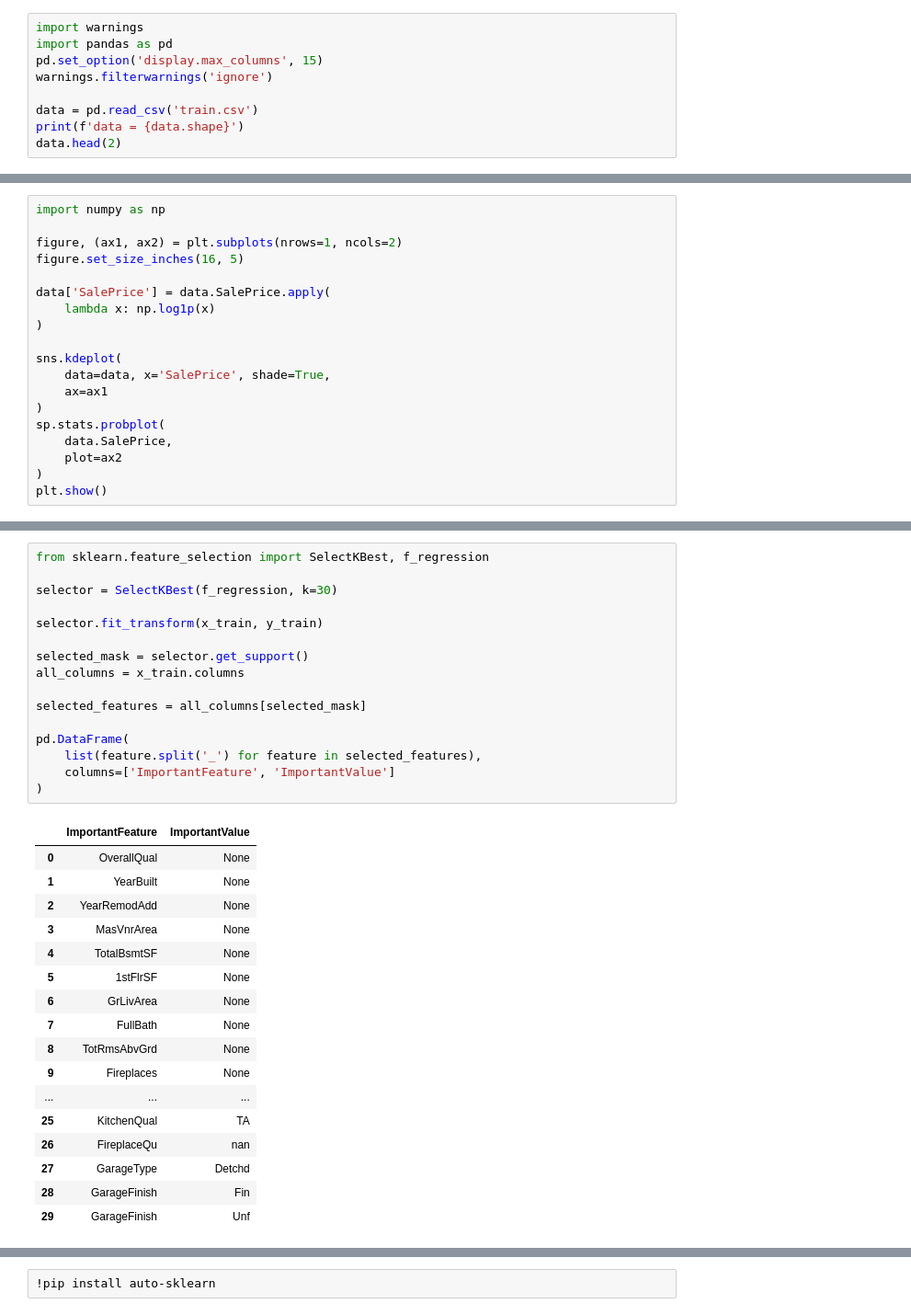
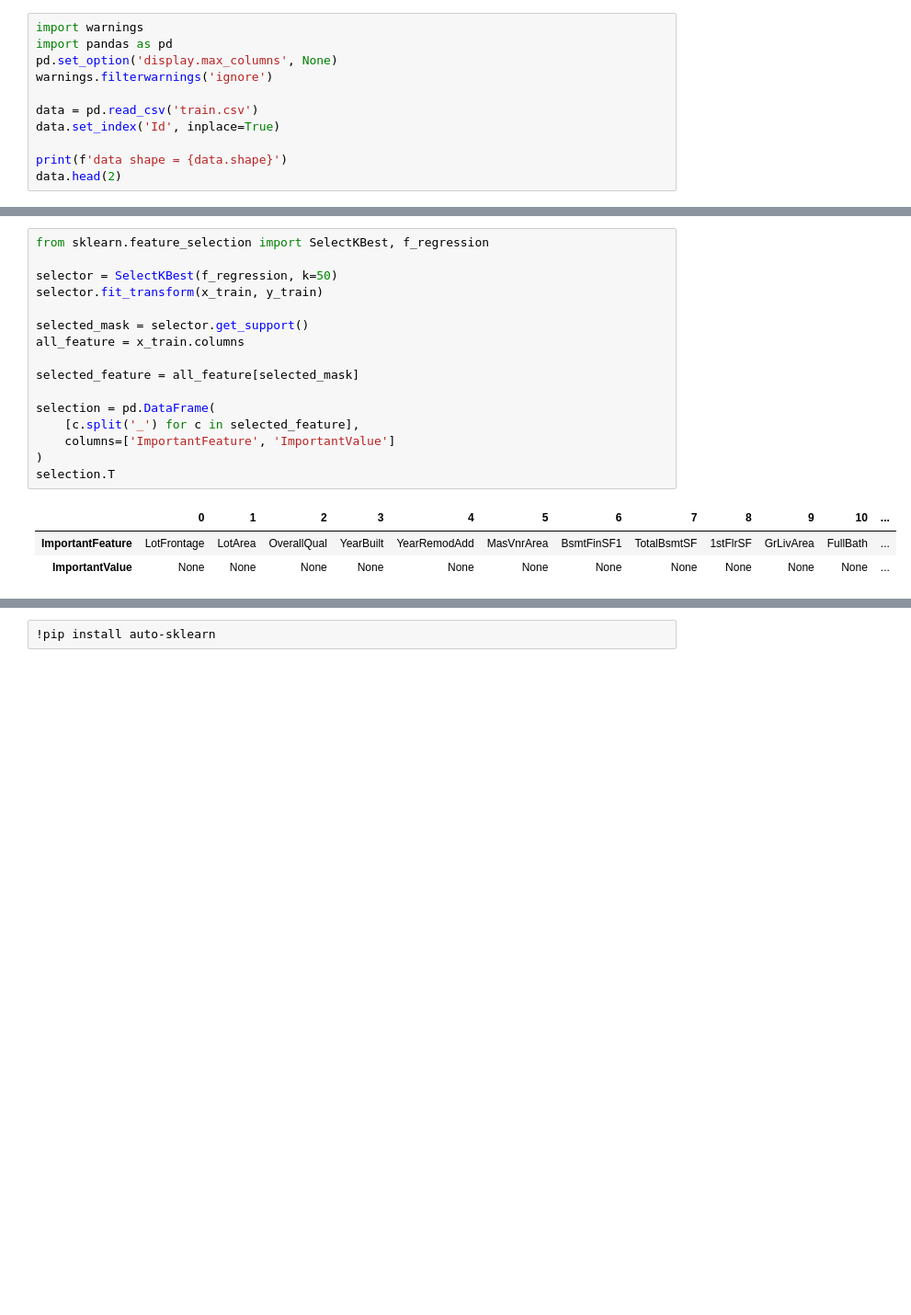
Before and after one commit to space-data-robert/compet-python-machine, a Jupyter notebook: house-price-regressor.ipynb, the cells around one changed output, grey strips where cells are left out. Shown at 92% size. Cells and saved outputs as stored; diff of their text form; blank space fills up the shorter version.

```diff
--- a/house-price-regressor.ipynb
+++ b/house-price-regressor.ipynb
@@ -1,10 +1,12 @@
 # %%
 import warnings
 import pandas as pd
-pd.set_option('display.max_columns', 15)
+pd.set_option('display.max_columns', None)
 warnings.filterwarnings('ignore')
 
 data = pd.read_csv('train.csv')
-print(f'data = {data.shape}')
+data.set_index('Id', inplace=True)
+
+print(f'data shape = {data.shape}')
 data.head(2)
 # %% [output]
@@ -37,19 +58,0 @@ plt.show()
-# %%
-import numpy as np
-
-figure, (ax1, ax2) = plt.subplots(nrows=1, ncols=2)
-figure.set_size_inches(16, 5)
-
-data['SalePrice'] = data.SalePrice.apply(
-    lambda x: np.log1p(x)
-)
-
-sns.kdeplot(
-    data=data, x='SalePrice', shade=True,
-    ax=ax1
-)
-sp.stats.probplot(
-    data.SalePrice,
-    plot=ax2
-)
-plt.show()
@@ -79,34 +81,20 @@ xy_train.shape = (784, 332), (784,)
 # %%
 from sklearn.feature_selection import SelectKBest, f_regression
 
-selector = SelectKBest(f_regression, k=30)
-
+selector = SelectKBest(f_regression, k=50)
 selector.fit_transform(x_train, y_train)
 
 selected_mask = selector.get_support()
-all_columns = x_train.columns
+all_feature = x_train.columns
 
-selected_features = all_columns[selected_mask]
+selected_feature = all_feature[selected_mask]
 
-pd.DataFrame(
-    list(feature.split('_') for feature in selected_features),
+selection = pd.DataFrame(
+    [c.split('_') for c in selected_feature],
     columns=['ImportantFeature', 'ImportantValue']
 )
+selection.T
 # %% [output]
-|  | ImportantFeature | ImportantValue |
-| 0 | OverallQual | None |
-| 1 | YearBuilt | None |
-| 2 | YearRemodAdd | None |
-| 3 | MasVnrArea | None |
-| 4 | TotalBsmtSF | None |
-| 5 | 1stFlrSF | None |
-| 6 | GrLivArea | None |
-| 7 | FullBath | None |
-| 8 | TotRmsAbvGrd | None |
-| 9 | Fireplaces | None |
-| ... | ... | ... |
-| 25 | KitchenQual | TA |
-| 26 | FireplaceQu | nan |
-| 27 | GarageType | Detchd |
-| 28 | GarageFinish | Fin |
-| 29 | GarageFinish | Unf |
+|  | 0 | 1 | 2 | 3 | 4 | 5 | 6 | 7 | 8 | 9 | 10 | ... |
+| ImportantFeature | LotFrontage | LotArea | OverallQual | YearBuilt | YearRemodAdd | MasVnrArea | BsmtFinSF1 | TotalBsmtSF | 1stFlrSF | GrLivArea | FullBath | ... |
+| ImportantValue | None | None | None | None | None | None | None | None | None | None | None | ... |
```
Also changed, not shown: parts of 23 cells of this notebook.
